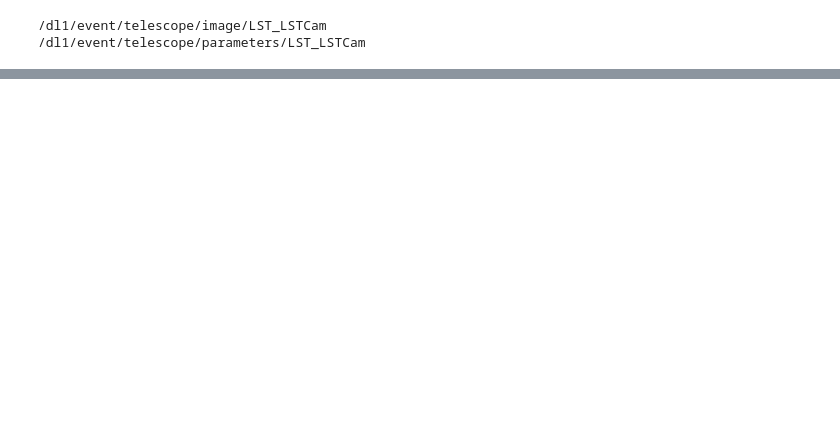
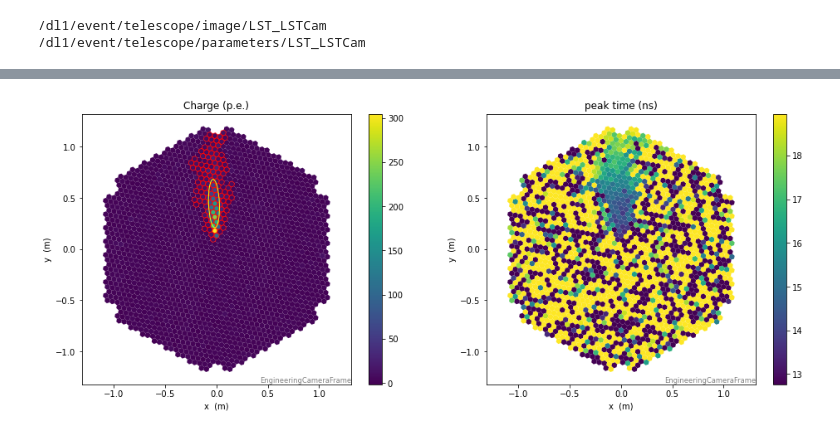
Before and after one commit to cta-observatory/2022_01_lstchain_school, a Jupyter notebook: DL1a_to_DL1b/image_parameters.ipynb, the cells around one changed output, grey strips where cells are left out. Cells and saved outputs as stored; diff of their text form; code cells hidden in the pictures; blank space fills up the shorter version.

Commit message:
Clean-up & added some plots

```diff
--- a/DL1a_to_DL1b/image_parameters.ipynb
+++ b/DL1a_to_DL1b/image_parameters.ipynb
@@ -29,3 +124,5 @@ dl1_parameters = read_table(dl1_file, dl1_params_lstcam_key)
 # %%
-subarray_info = SubarrayDescription.from_hdf(dl1_file) # Read instrument description
+subarray_info = SubarrayDescription.from_hdf(dl1_file) # Read instrument description, needed for camera display
+
 camgeom = subarray_info.tel[1].camera.geometry
+camgeom = camgeom.transform_to(EngineeringCameraFrame())
@@ -64,0 +129,70 @@ plt.show()
+# %%
+# Locate table entries for which n_pixels (after cleaning) is larger than 80 p.e.,
+# and with c.o.g. within 0.5 m of the camera center ('good-looking' events):
+
+mask = ((dl1_parameters['n_pixels']>80) &
+        (dl1_parameters['r']<0.5*u.m)
+       )
+nevents = len(np.where(mask)[0]) # number of events fulfilling the above cuts
+print('nevents:', nevents)
+
+index = np.where(mask)[0][2] # change the second index to 0, 1, ... nevents-1 to see other events
+
+fig = plt.figure(figsize=(16,6))
+
+fig.add_subplot(1, 2, 1)
+# Display charge in p.e. in each pixel:
+camdisplay = CameraDisplay(camgeom, dl1_images['image'][index], title='Charge (p.e.)')
+
+# Get and highlight pixels which survived cleaning:
+cleanmask = dl1_images['image_mask'][index]
+camdisplay.highlight_pixels(cleanmask, color='red')
+
+
+# Note:
+# Transform image c.o.g. coordinates to the engineering camera frame:
+cog = SkyCoord(dl1_parameters['x'], dl1_parameters['y'], frame=CameraFrame)
+cog_engineering = cog.transform_to(EngineeringCameraFrame())
+# Transfor image main axis orientation psi to engineering camera frame:
+psi = dl1_parameters['psi']
+main_axis_versor = SkyCoord(np.cos(psi).value * u.m, np.sin(psi).value * u.m, frame=CameraFrame())
+main_axis_versor_engineering = main_axis_versor.transform_to(EngineeringCameraFrame())
+psi_engineering = np.arctan2(main_axis_versor_engineering.y, main_axis_versor_engineering.x)
+# (not sure if there is an easier way...)
+
+width = dl1_parameters['width'].quantity[index]
+length = dl1_parameters['length'].quantity[index]
+
+# Show Hillas ellipse overlaid:
+camdisplay.add_ellipse((cog_engineering.x[index].value,
+                        cog_engineering.y[index].value),
+                        length.value, width.value,
+                        psi_engineering[index].value, color='yellow')
+
+
+# Print parameter values:
+print()
+print(f"Event id {dl1_parameters['event_id'][index]}:")
+print(f'x: {cog_engineering.x[index]:.3f}')
+print(f'y: {cog_engineering.y[index]:.3f}')
+print(f'psi: {np.rad2deg(psi_engineering[index]):.3f}')
+print(f"width: {width:.3f}")
+print(f"length: {length:.3f}")
+
+camdisplay.add_colorbar()
+
+
+fig.add_subplot(1, 2, 2)
+# Display peak time (ns) of signal in each pixel
+# Set z range according to pixels which survived cleaning
+
+tmin = np.min(dl1_images['peak_time'][index][cleanmask])
+tmax = np.max(dl1_images['peak_time'][index][cleanmask])
+
+camdisplay = CameraDisplay(camgeom, dl1_images['peak_time'][index],
+                           title='peak time (ns)')
+camdisplay.set_limits_minmax(tmin, tmax)
+camdisplay.add_colorbar()
+
+plt.show()
+# %% [output]
@@ -64,0 +207 @@ plt.show()
+[figure, added]
```
Also changed, not shown: parts of 11 cells of this notebook, 2 other files.
